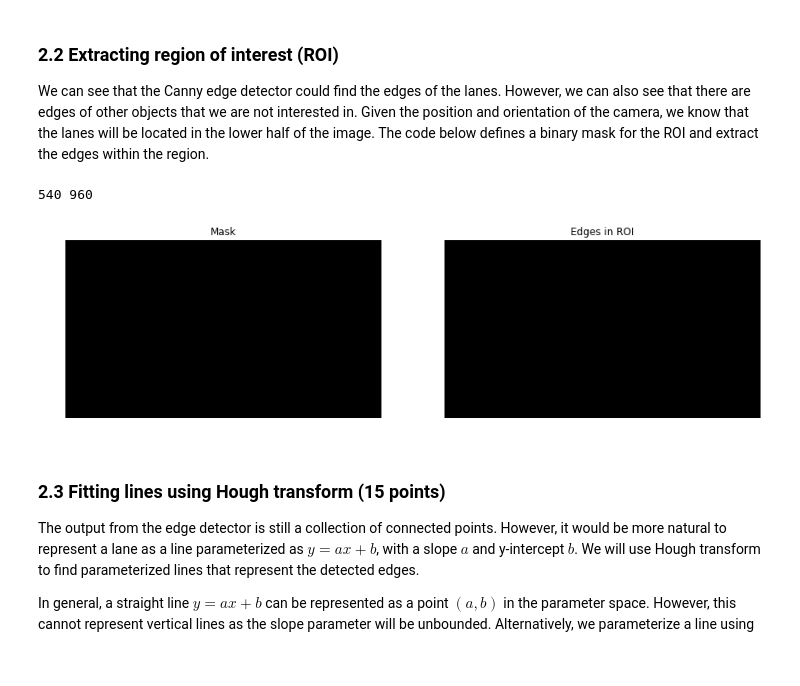
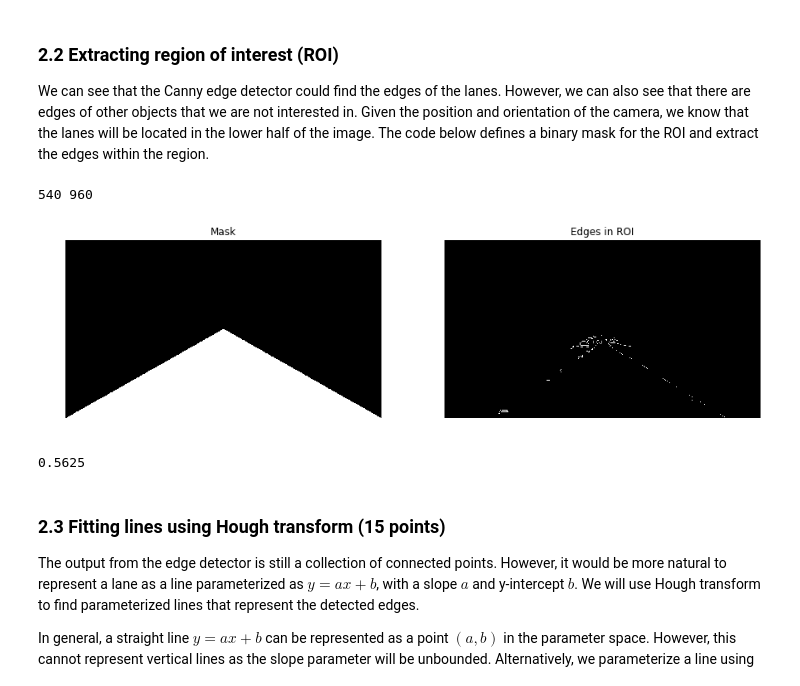
Before and after one commit to FengLoveBella/cs131-Computer-Vision-Foundations-and-Application, a Jupyter notebook: hw2_release/hw2.ipynb, the cells around one changed output. Saved outputs shown, nothing was run; the diff lists cells and outputs as text; code cells hidden in the pictures.

```diff
--- a/hw2_release/hw2.ipynb
+++ b/hw2_release/hw2.ipynb
@@ -838,32 +834,36 @@ We can see that the Canny edge detector could find the edges of the lanes. Howev
 # %%
 H, W = img.shape
 print(H,W)
 
 # Generate mask for ROI (Region of Interest)
 mask = np.zeros((H, W))
 for i in range(H):
     for j in range(W):
-        if i > (H / W) * j and i > -(H / W) * j + H:
+        #because my python is 2.7, so here, I need to multiply a 1.0 to the formulation
+        if i > ((1.0*H) / W) * j and i > -(1.0*H / W) * j + H:
             mask[i, j] = 1
-            print(mask[i,j])
 
 
 # Extract edges in ROI
-roi = ee * mask
+roi = edges * mask
 
 plt.subplot(1,2,1)
 plt.imshow(mask)
 plt.title('Mask')
 plt.axis('off')
 
 plt.subplot(1,2,2)
 plt.imshow(roi)
 plt.title('Edges in ROI')
 plt.axis('off')
 plt.show()
 # %% [output]
 540 960
-[figure, old version]
+[figure, new version]
+# %%
+1.0*540/960
+# %% [output]
+0.5625
 # %% [markdown]
 ### 2.3 Fitting lines using Hough transform (15 points)
 The output from the edge detector is still a collection of connected points. However, it would be more natural to represent a lane as a line parameterized as $y = ax + b$, with a slope $a$ and y-intercept $b$. We will use Hough transform to find parameterized lines that represent the detected edges.
```
Also changed, not shown: parts of 1 cell of this notebook, 21 other files.
